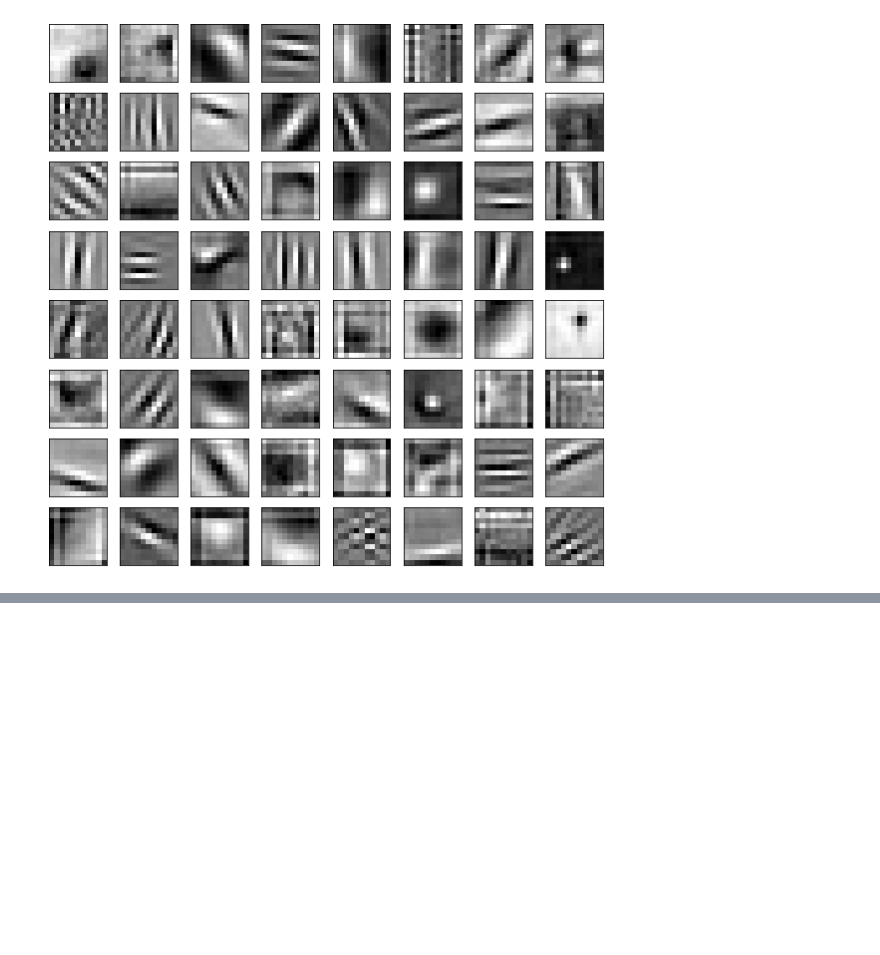
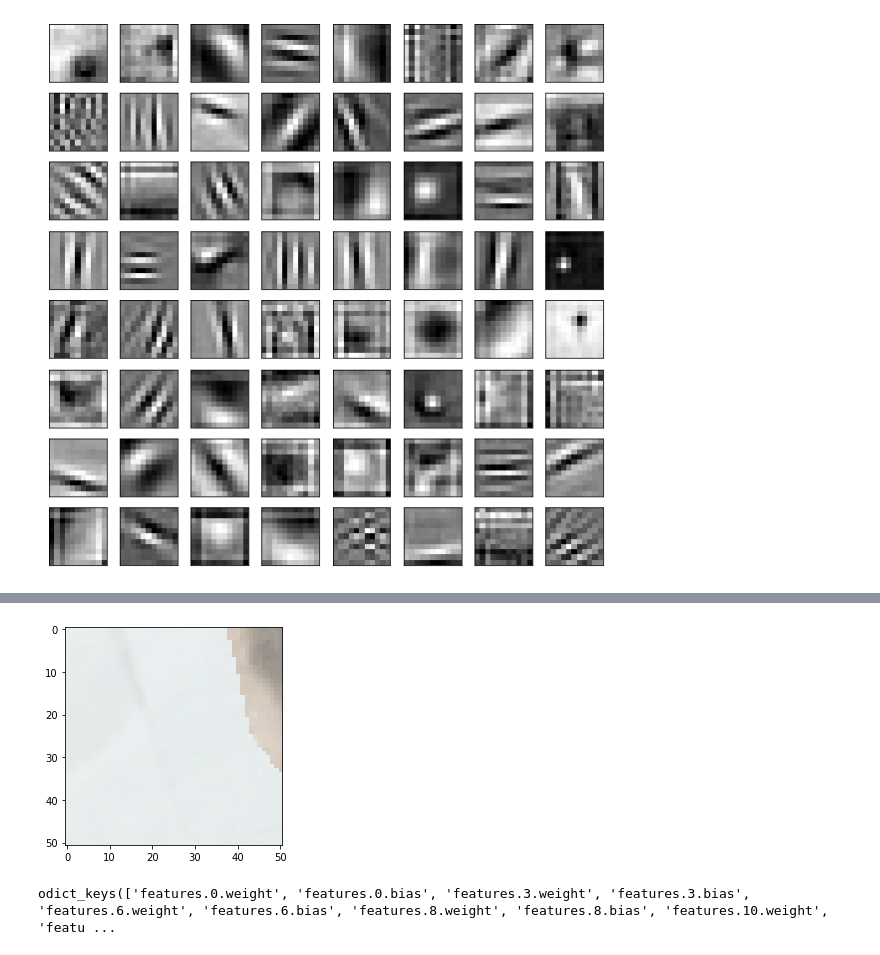
Before and after one commit to Romain3Ch216/formation_pytorch_omp, a Jupyter notebook: partie_1.ipynb, the cells around one changed output, grey strips where cells are left out. Cells and saved outputs as stored; diff of their text form; code cells hidden in the pictures; blank space fills up the shorter version.

```diff
--- a/partie_1.ipynb
+++ b/partie_1.ipynb
@@ -79,0 +175,12 @@ plt.show()
+# %%
+hyperparams = {'ignored_labels': [0], 'patch_size': 51}
+dataset = Dataset(img, gt, hyperparams)
+data_loader = torch.utils.data.DataLoader(dataset, batch_size=64, shuffle=True)
+# %%
+for patch, label in data_loader:
+    break
+fig = plt.figure()
+plt.imshow(patch[30,:,:,:].transpose(2,0)/256)
+plt.show()
+# %% [output]
+[figure, added]
@@ -79,0 +230,4 @@ plt.show()
+# %%
+pretrained_weights['state_dict'].keys()
+# %% [output]
+odict_keys(['features.0.weight', 'features.0.bias', 'features.3.weight', 'features.3.bias', 'features.6.weight', 'features.6.bias', 'features.8.weight', 'features.8.bias', 'features.10.weight', 'featu ...
```
Also changed, not shown: parts of 14 cells of this notebook.
